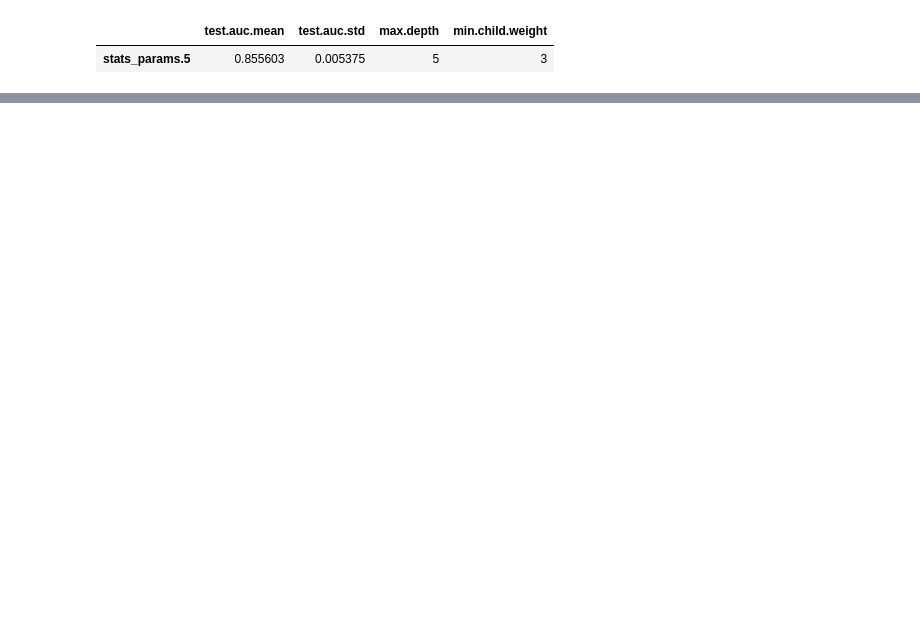
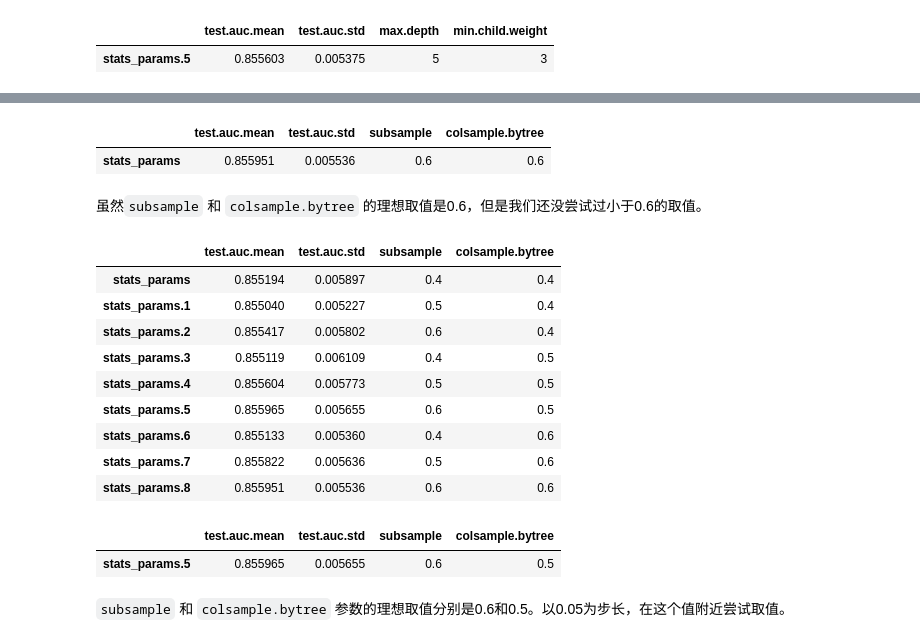
Before and after one commit to showkeyjar/Move, a Jupyter notebook: XGBoost调参.ipynb, the cells around one changed output, grey strips where cells are left out. Saved outputs shown, nothing was run; the diff lists cells and outputs as text; code cells hidden in the pictures; blank space fills up the shorter version.

```diff
--- a/XGBoost调参.ipynb
+++ b/XGBoost调参.ipynb
@@ -162,0 +405,70 @@ result[which.max(result$test.auc.mean),]
+# %%
+result[which.max(result$test.auc.mean),]
+# %% [output]
+|  | test.auc.mean | test.auc.std | subsample | colsample.bytree |
+| stats_params | 0.855951 | 0.005536 | 0.6 | 0.6 |
+# %% [markdown]
+虽然`subsample` 和 `colsample.bytree` 的理想取值是0.6，但是我们还没尝试过小于0.6的取值。
+# %%
+xgb_params = list(
+    objective = "binary:logistic",
+    eval_metric = "auc",
+
+    eta = 0.1,                     # 初始值设为0.1
+    max.depth = 5,
+    min.child.weight = 4,
+    gamma = 0.1,
+    scale.pos.weight = 1           # 类别不平衡，初始值设为1
+)
+# %%
+subsample = c(0.4, 0.5, 0.6)
+colsample.bytree = c(0.4, 0.5, 0.6)
+to_tune = expand.grid(subsample = subsample, colsample.bytree = colsample.bytree)       # 根据待调参数和取值范围设置
+
+result = vector(mode = 'numeric', length = 4)                                           # 根据待调参数个数设置
+result.names = c('test.auc.mean', 'test.auc.std', 'subsample', 'colsample.bytree')      # 根据待调参数名称设置
+names(result) = result.names
+
+for (i in seq(dim(to_tune)[1])) {
+    xgb_params$subsample = to_tune[i, 1]
+    xgb_params$colsample.bytree = to_tune[i, 2]                                         # 根据根据待调参数名称设置
+
+    set.seed(27)
+    xgb = xgb.cv(data = train_data,
+                 label = train_label,
+                 params = xgb_params,
+
+                 nrounds = 77,                                                         # 根据上一轮次确定的nrounds设置
+                 nfold = 5,
+                 stratified = TRUE,
+                 verbose = FALSE,
+                 prediction = TRUE                                                     # 添加这一参数，才会输出auc.mean和auc.std
+    )
+
+    stats = as.data.frame(xgb$dt)
+    stats_params = c(stats[nrow(xgb$dt), 3], stats[nrow(xgb$dt), 4], to_tune[i, 1], to_tune[i, 2])     # 根据待调参数个数设置
+    names(stats_params) = result.names
+
+    result = rbind(result, stats_params)
+}
+
+result = as.data.frame(result)[-1,]
+result
+# %% [output]
+|  | test.auc.mean | test.auc.std | subsample | colsample.bytree |
+| stats_params | 0.855194 | 0.005897 | 0.4 | 0.4 |
+| stats_params.1 | 0.855040 | 0.005227 | 0.5 | 0.4 |
+| stats_params.2 | 0.855417 | 0.005802 | 0.6 | 0.4 |
+| stats_params.3 | 0.855119 | 0.006109 | 0.4 | 0.5 |
+| stats_params.4 | 0.855604 | 0.005773 | 0.5 | 0.5 |
+| stats_params.5 | 0.855965 | 0.005655 | 0.6 | 0.5 |
+| stats_params.6 | 0.855133 | 0.005360 | 0.4 | 0.6 |
+| stats_params.7 | 0.855822 | 0.005636 | 0.5 | 0.6 |
+| stats_params.8 | 0.855951 | 0.005536 | 0.6 | 0.6 |
+# %%
+result[which.max(result$test.auc.mean),]
+# %% [output]
+|  | test.auc.mean | test.auc.std | subsample | colsample.bytree |
+| stats_params.5 | 0.855965 | 0.005655 | 0.6 | 0.5 |
+# %% [markdown]
+`subsample` 和 `colsample.bytree` 参数的理想取值分别是0.6和0.5。以0.05为步长，在这个值附近尝试取值。
```
Also changed, not shown: parts of 38 cells of this notebook.
